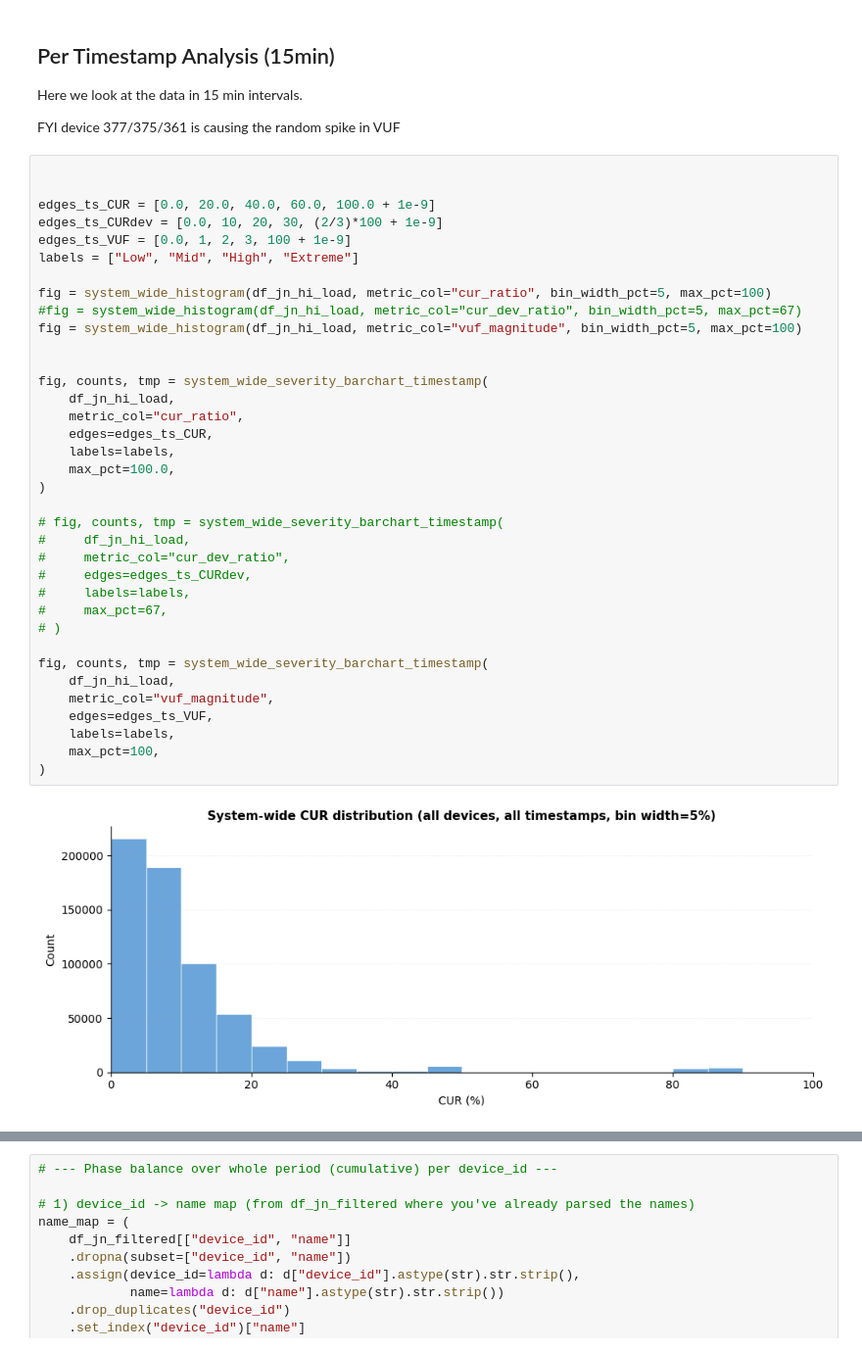
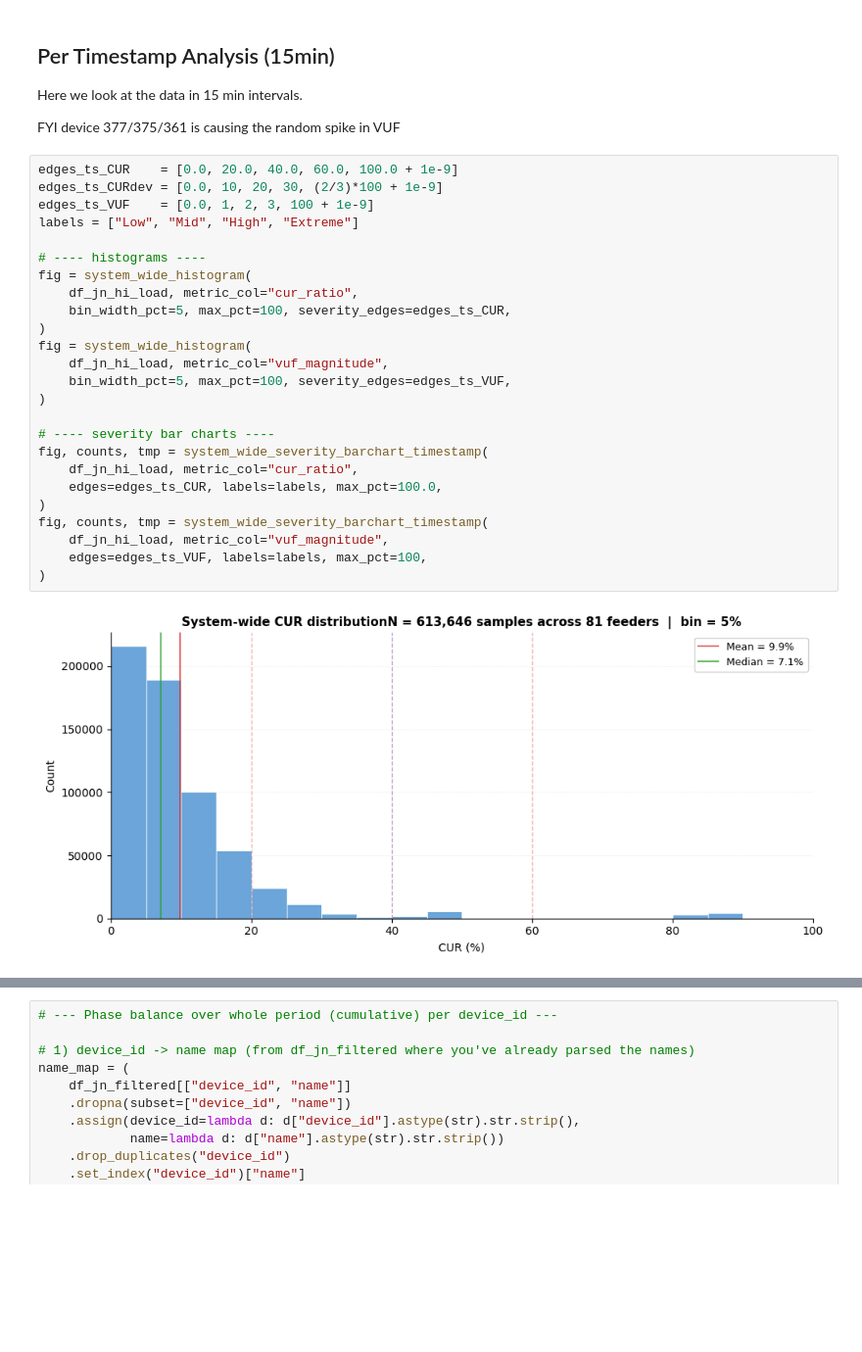
Before and after one commit to MindisBlank/Jasonaq_thesis, a Jupyter notebook: notebooks/CUR.ipynb, the cells around one changed output, grey strips where cells are left out. Shown at 98% size. Drawn from its saved outputs; the diff is of its cells as text; blank space fills up the shorter version.

Commit message:
Update figures in CUR notebook

```diff
--- a/notebooks/CUR.ipynb
+++ b/notebooks/CUR.ipynb
@@ -818,40 +852,29 @@ Here we look at the data in 15 min intervals.
 
 FYI device 377/375/361 is causing the random spike in VUF
 # %%
-
-
-edges_ts_CUR = [0.0, 20.0, 40.0, 60.0, 100.0 + 1e-9]
+edges_ts_CUR    = [0.0, 20.0, 40.0, 60.0, 100.0 + 1e-9]
 edges_ts_CURdev = [0.0, 10, 20, 30, (2/3)*100 + 1e-9]
-edges_ts_VUF = [0.0, 1, 2, 3, 100 + 1e-9]
+edges_ts_VUF    = [0.0, 1, 2, 3, 100 + 1e-9]
 labels = ["Low", "Mid", "High", "Extreme"]
 
-fig = system_wide_histogram(df_jn_hi_load, metric_col="cur_ratio", bin_width_pct=5, max_pct=100)
-#fig = system_wide_histogram(df_jn_hi_load, metric_col="cur_dev_ratio", bin_width_pct=5, max_pct=67)
-fig = system_wide_histogram(df_jn_hi_load, metric_col="vuf_magnitude", bin_width_pct=5, max_pct=100)
-
-
-fig, counts, tmp = system_wide_severity_barchart_timestamp(
-    df_jn_hi_load,
-    metric_col="cur_ratio",
-    edges=edges_ts_CUR,
-    labels=labels,
-    max_pct=100.0,
+# ---- histograms ----
+fig = system_wide_histogram(
+    df_jn_hi_load, metric_col="cur_ratio",
+    bin_width_pct=5, max_pct=100, severity_edges=edges_ts_CUR,
+)
+fig = system_wide_histogram(
+    df_jn_hi_load, metric_col="vuf_magnitude",
+    bin_width_pct=5, max_pct=100, severity_edges=edges_ts_VUF,
 )
 
-# fig, counts, tmp = system_wide_severity_barchart_timestamp(
-#     df_jn_hi_load,
-#     metric_col="cur_dev_ratio",
-#     edges=edges_ts_CURdev,
-#     labels=labels,
-#     max_pct=67,
-# )
-
+# ---- severity bar charts ----
 fig, counts, tmp = system_wide_severity_barchart_timestamp(
-    df_jn_hi_load,
-    metric_col="vuf_magnitude",
-    edges=edges_ts_VUF,
-    labels=labels,
-    max_pct=100,
+    df_jn_hi_load, metric_col="cur_ratio",
+    edges=edges_ts_CUR, labels=labels, max_pct=100.0,
 )
+fig, counts, tmp = system_wide_severity_barchart_timestamp(
+    df_jn_hi_load, metric_col="vuf_magnitude",
+    edges=edges_ts_VUF, labels=labels, max_pct=100,
+)
 # %% [output]
-[figure, old version]
+[figure, new version]
```
Also changed, not shown: parts of 5 cells of this notebook, 1 other file.
